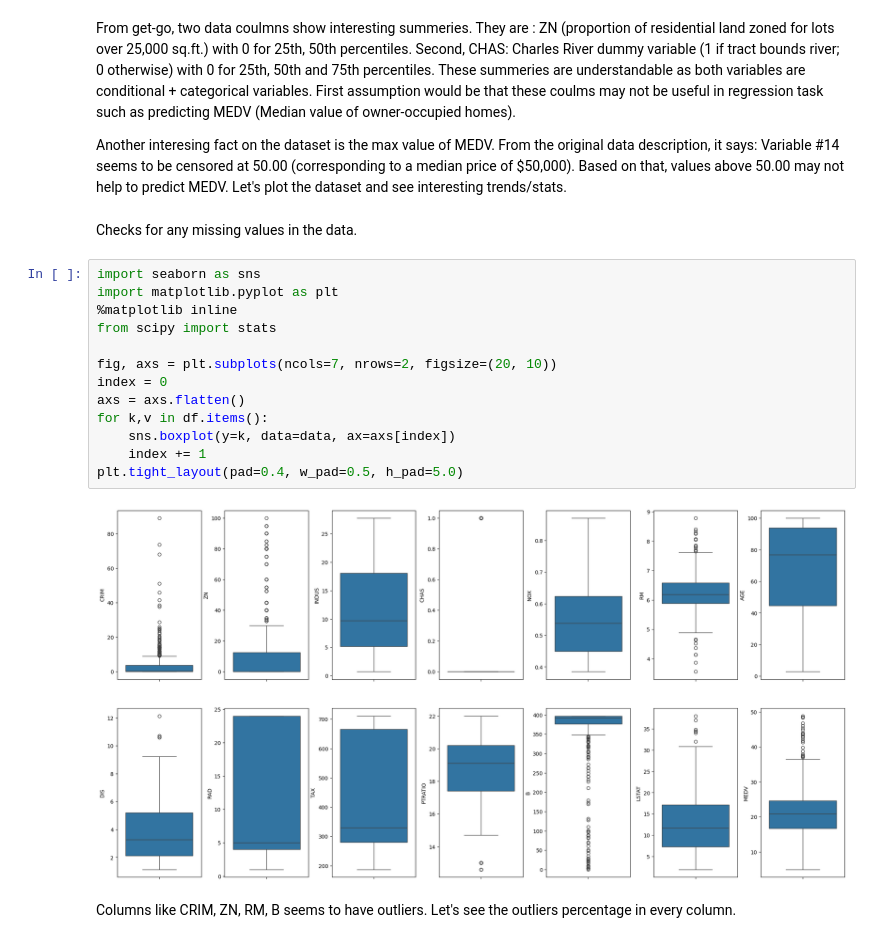
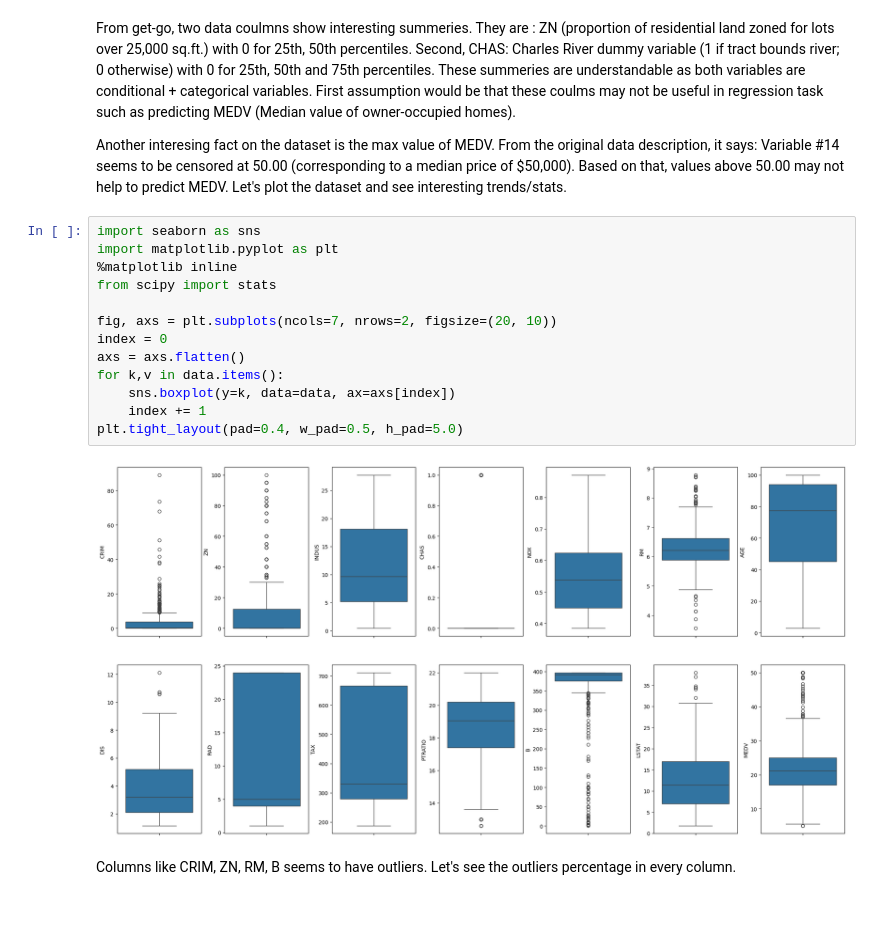
Before and after one commit to Gelonaticss/MeXE402_Midterm_LexterJhustinL.Evangelista_AngeloLouisD.Malabanan-, a Jupyter notebook: Linear Regression/Linear Regression Boston.ipynb, the cells around one changed output. Saved outputs shown, nothing was run; the diff lists cells and outputs as text; blank space fills up the shorter version.

```diff
--- a/Linear Regression/Linear Regression Boston.ipynb
+++ b/Linear Regression/Linear Regression Boston.ipynb
@@ -135,23 +137,21 @@ data.describe()
 From get-go, two data coulmns show interesting summeries. They are : ZN (proportion of residential land zoned for lots over 25,000 sq.ft.) with 0 for 25th, 50th percentiles. Second, CHAS: Charles River dummy variable (1 if tract bounds river; 0 otherwise) with 0 for 25th, 50th and 75th percentiles. These summeries are understandable as both variables are conditional + categorical variables. First assumption would be that these coulms may not be useful in regression task such as predicting MEDV (Median value of owner-occupied homes).
 
 Another interesing fact on the dataset is the max value of MEDV. From the original data description, it says: Variable #14 seems to be censored at 50.00 (corresponding to a median price of $50,000). Based on that, values above 50.00 may not help to predict MEDV. Let's plot the dataset and see interesting trends/stats.
-# %% [markdown]
-Checks for any missing values in the data.
 # %%
 import seaborn as sns
 import matplotlib.pyplot as plt
 %matplotlib inline
 from scipy import stats
 
 fig, axs = plt.subplots(ncols=7, nrows=2, figsize=(20, 10))
 index = 0
 axs = axs.flatten()
-for k,v in df.items():
+for k,v in data.items():
     sns.boxplot(y=k, data=data, ax=axs[index])
     index += 1
 plt.tight_layout(pad=0.4, w_pad=0.5, h_pad=5.0)
 # %% [output]
-[figure, old version]
+[figure, new version]
 # %% [markdown]
 Columns like CRIM, ZN, RM, B seems to have outliers. Let's see the outliers percentage in every column.
 # %%
```
Also changed, not shown: parts of 7 cells of this notebook, 1 other file.
